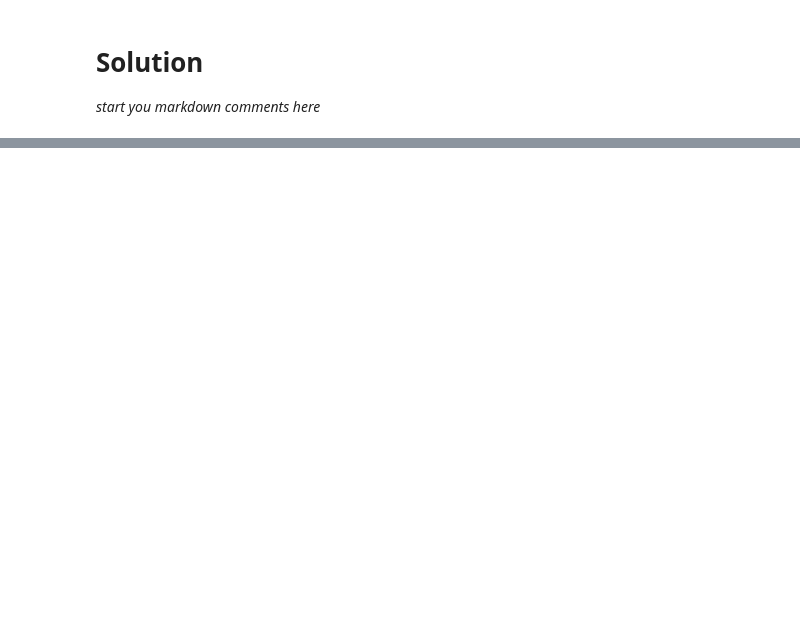
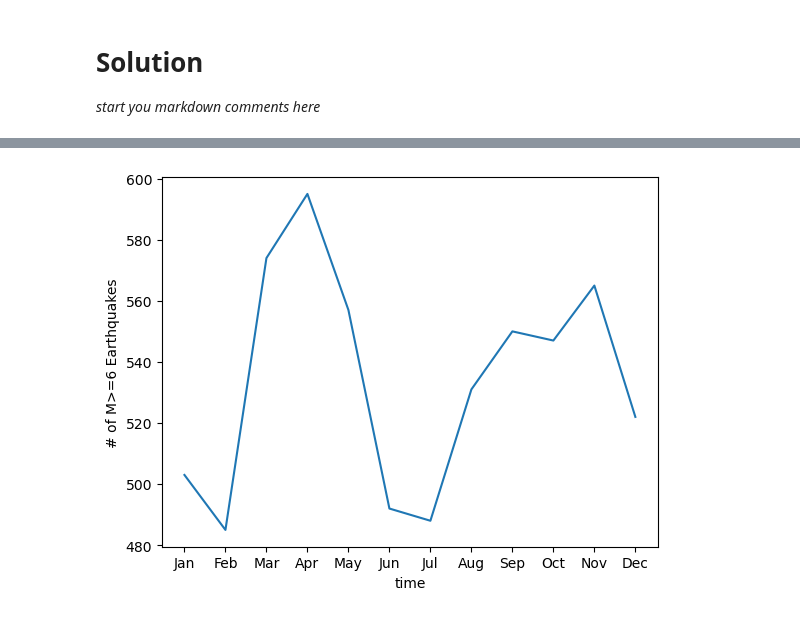
Before and after one commit to taobrienlbl/advanced_earth_science_data_analysis, a Jupyter notebook: lessons/05_multidimensional_arrays_also_plotting/05_warmup.ipynb, the cells around one changed output, grey strips where cells are left out. Drawn from its saved outputs; the diff is of its cells as text; code cells hidden in the pictures; blank space fills up the shorter version.

```diff
--- a/lessons/05_multidimensional_arrays_also_plotting/05_warmup.ipynb
+++ b/lessons/05_multidimensional_arrays_also_plotting/05_warmup.ipynb
@@ -28,0 +114,30 @@ When I download data like this from a web source, I'll often put it in a `data`
+# %%
+""" Calculate the seasonal cycle of earthquake count. """
+
+# subset the data to only include 1980 to present
+usgs_pd_recent = usgs_pd[usgs_pd['time'].dt.year >= 1980]
+
+# get the month of each earthquake
+earthquake_months = usgs_pd_recent['time'].dt.month
+
+# group by months
+usgs_month_group = usgs_pd_recent.groupby(earthquake_months)
+
+# get the count
+earthquake_monthly_count = usgs_month_group['mag'].count()
+
+# create the figure
+fig, ax =  plt.subplots()
+
+# plot the count
+earthquake_monthly_count.plot(ax = ax)
+
+# label the x-axis as month names
+ax.set_xticks(range(1,13))
+ax.set_xticklabels(['Jan','Feb','Mar','Apr','May','Jun','Jul','Aug','Sep','Oct','Nov','Dec'])
+
+ax.set_ylabel("# of M>=6 Earthquakes")
+
+plt.show()
+# %% [output]
+[figure, added]
```
Also changed, not shown: parts of 6 cells of this notebook.
